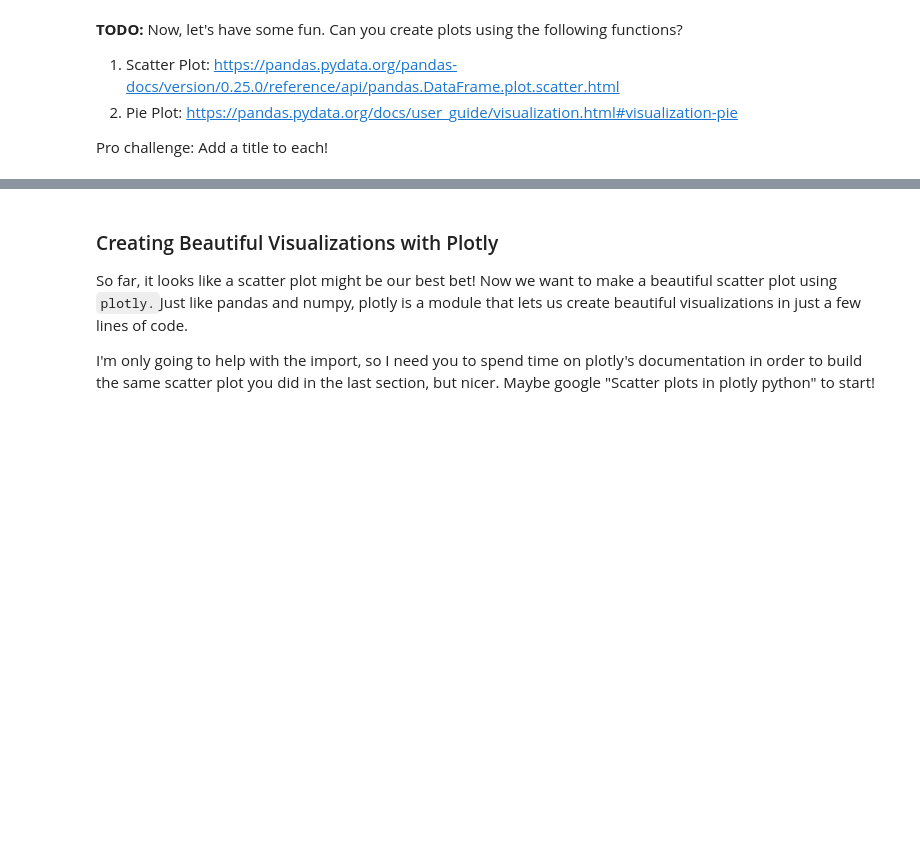
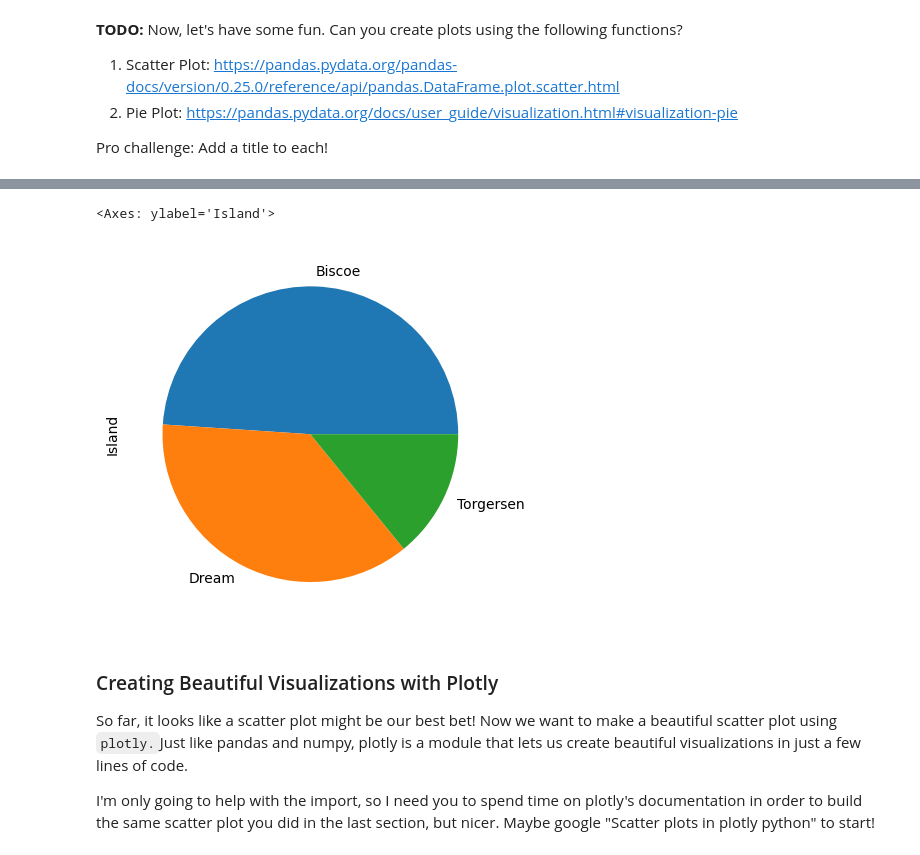
Before and after one commit to Shaif95/AI_Camp_Week5, a Jupyter notebook: EDA_mini_project.ipynb, the cells around one changed output, grey strips where cells are left out. Cells and saved outputs as stored; diff of their text form; code cells hidden in the pictures; blank space fills up the shorter version.

```diff
--- a/EDA_mini_project.ipynb
+++ b/EDA_mini_project.ipynb
@@ -210,5 +235,9 @@ Pro challenge: Add a title to each!
 # %%
 #Create a pie plot here - might look more like art than data science. Is a pie chart a good choice for the column?
+penguins_dataframe["Island"].value_counts().plot.pie()
+# %% [output]
+<Axes: ylabel='Island'>
+[figure, added]
 # %% [markdown]
 ### Creating Beautiful Visualizations with Plotly
 
```
Also changed, not shown: parts of 13 cells of this notebook.
